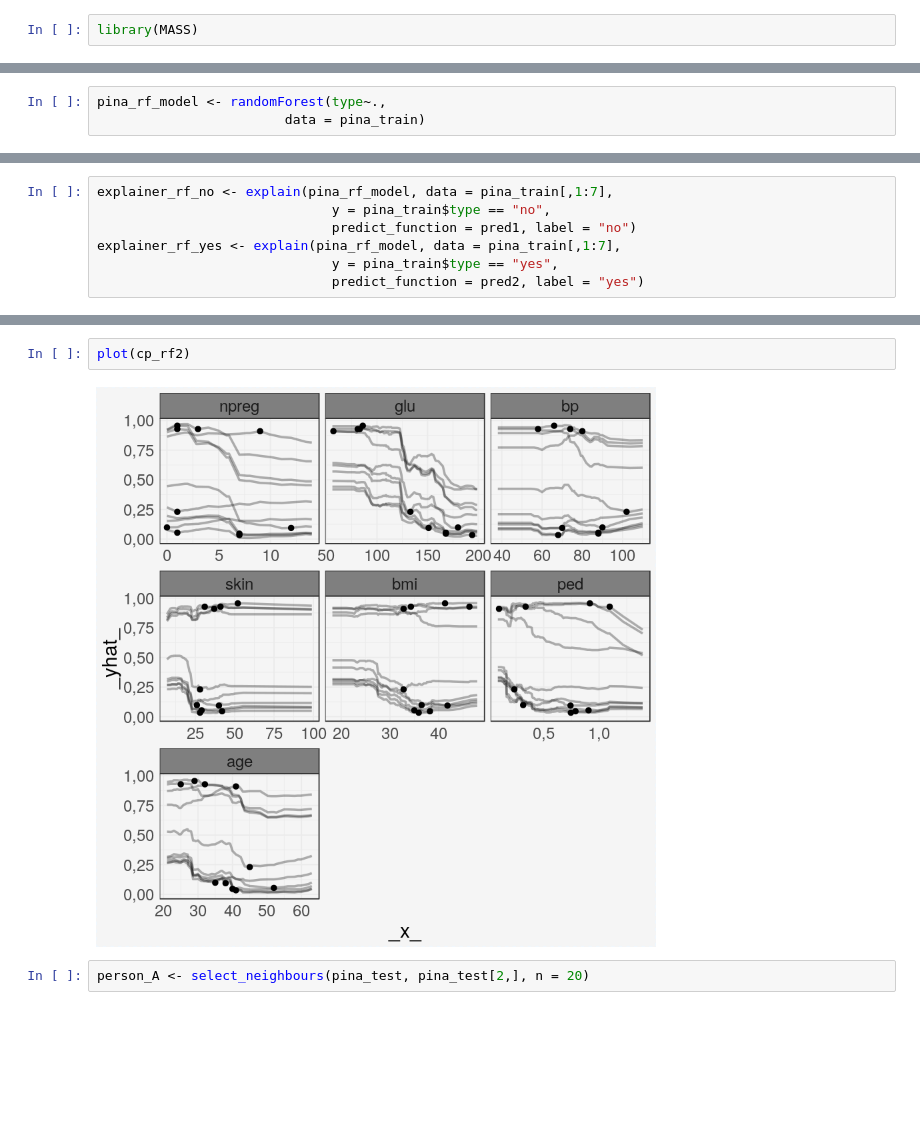
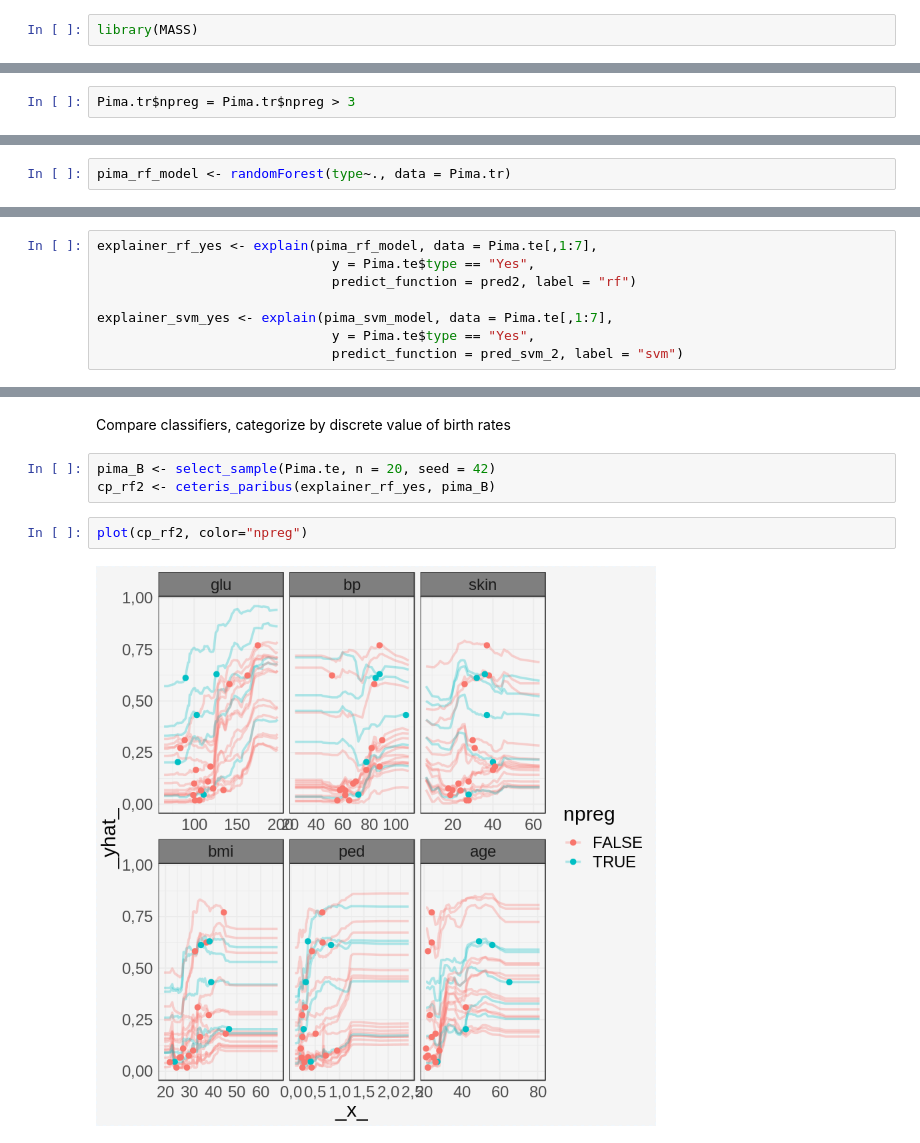
Before and after one commit to pbiecek/ceterisParibus, a Jupyter notebook: jupyter-notebooks/pima.ipynb, the cells around one changed output, grey strips where cells are left out. Saved outputs shown, nothing was run; the diff lists cells and outputs as text; blank space fills up the shorter version.

```diff
--- a/jupyter-notebooks/pima.ipynb
+++ b/jupyter-notebooks/pima.ipynb
@@ -15,3 +25,5 @@ head(df)
+# %%
+Pima.tr$npreg = Pima.tr$npreg > 3
 # %%
 library("DALEX")
 library("randomForest")
@@ -39,3 +58,2 @@ table(pina_train$type)
 # %%
-pina_rf_model <- randomForest(type~.,
-                        data = pina_train)
+pima_rf_model <- randomForest(type~., data = Pima.tr)
@@ -45,7 +82,8 @@ pred2 <- function(m, x)   predict(m, x, type = "prob")[,2]
 # %%
-explainer_rf_no <- explain(pina_rf_model, data = pina_train[,1:7],
-                              y = pina_train$type == "no",
-                              predict_function = pred1, label = "no")
-explainer_rf_yes <- explain(pina_rf_model, data = pina_train[,1:7],
-                              y = pina_train$type == "yes",
-                              predict_function = pred2, label = "yes")
+explainer_rf_yes <- explain(pima_rf_model, data = Pima.te[,1:7],
+                              y = Pima.te$type == "Yes",
+                              predict_function = pred2, label = "rf")
+
+explainer_svm_yes <- explain(pima_svm_model, data = Pima.te[,1:7],
+                              y = Pima.te$type == "Yes",
+                              predict_function = pred_svm_2, label = "svm")
@@ -55,6 +109,9 @@ cp_rf2 <- ceteris_paribus(explainer_rf_no, pina_train[1:10,])
+# %% [markdown]
+Compare classifiers, categorize by discrete value of birth rates
+# %%
+pima_B <- select_sample(Pima.te, n = 20, seed = 42)
+cp_rf2 <- ceteris_paribus(explainer_rf_yes, pima_B)
 # %%
-plot(cp_rf2)
+plot(cp_rf2, color="npreg")
 # %% [output]
-[figure, old version]
+[figure, new version]
-# %%
-person_A <- select_neighbours(pina_test, pina_test[2,], n = 20)
```
Also changed, not shown: parts of 26 cells of this notebook, 1 other file.
